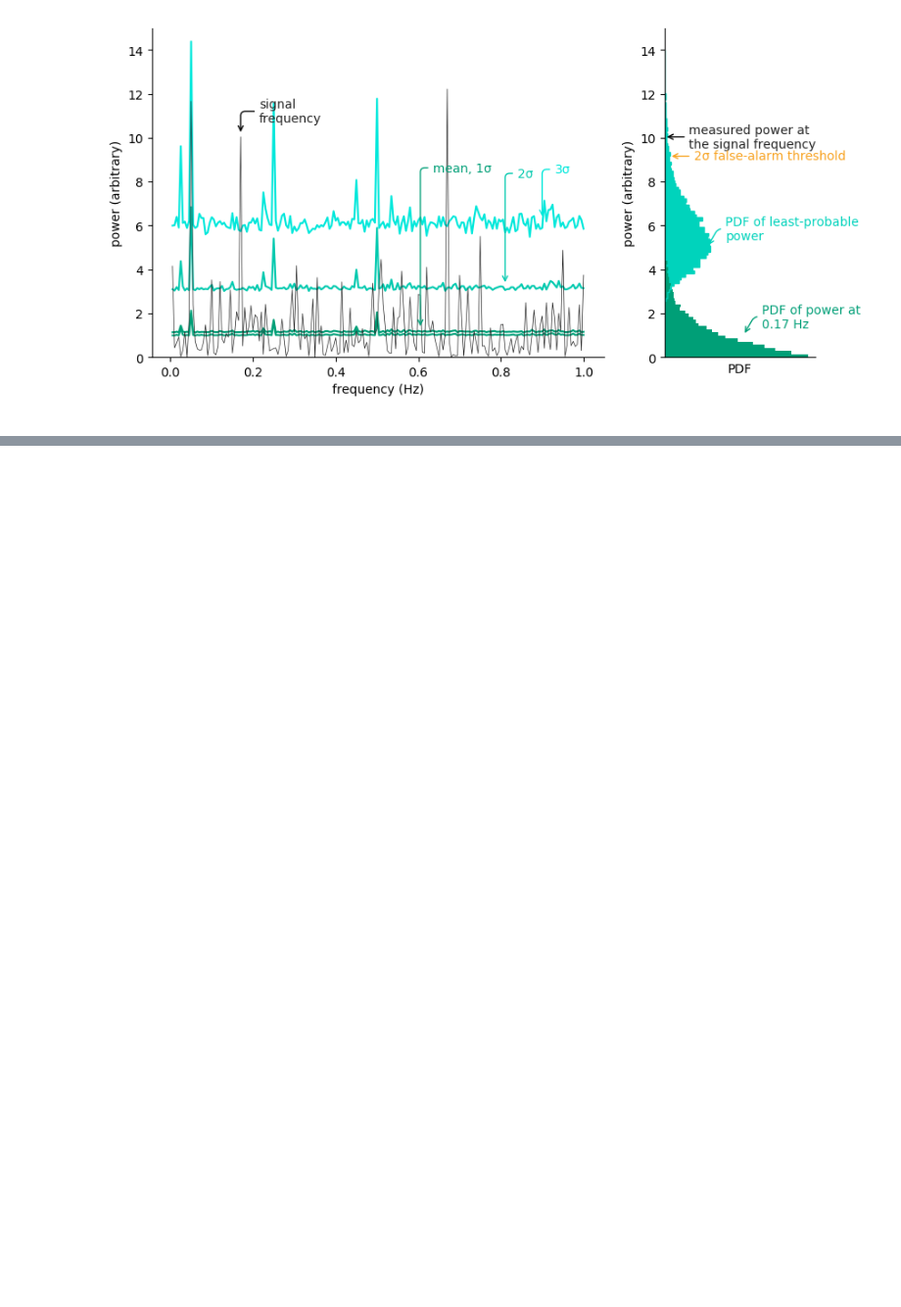
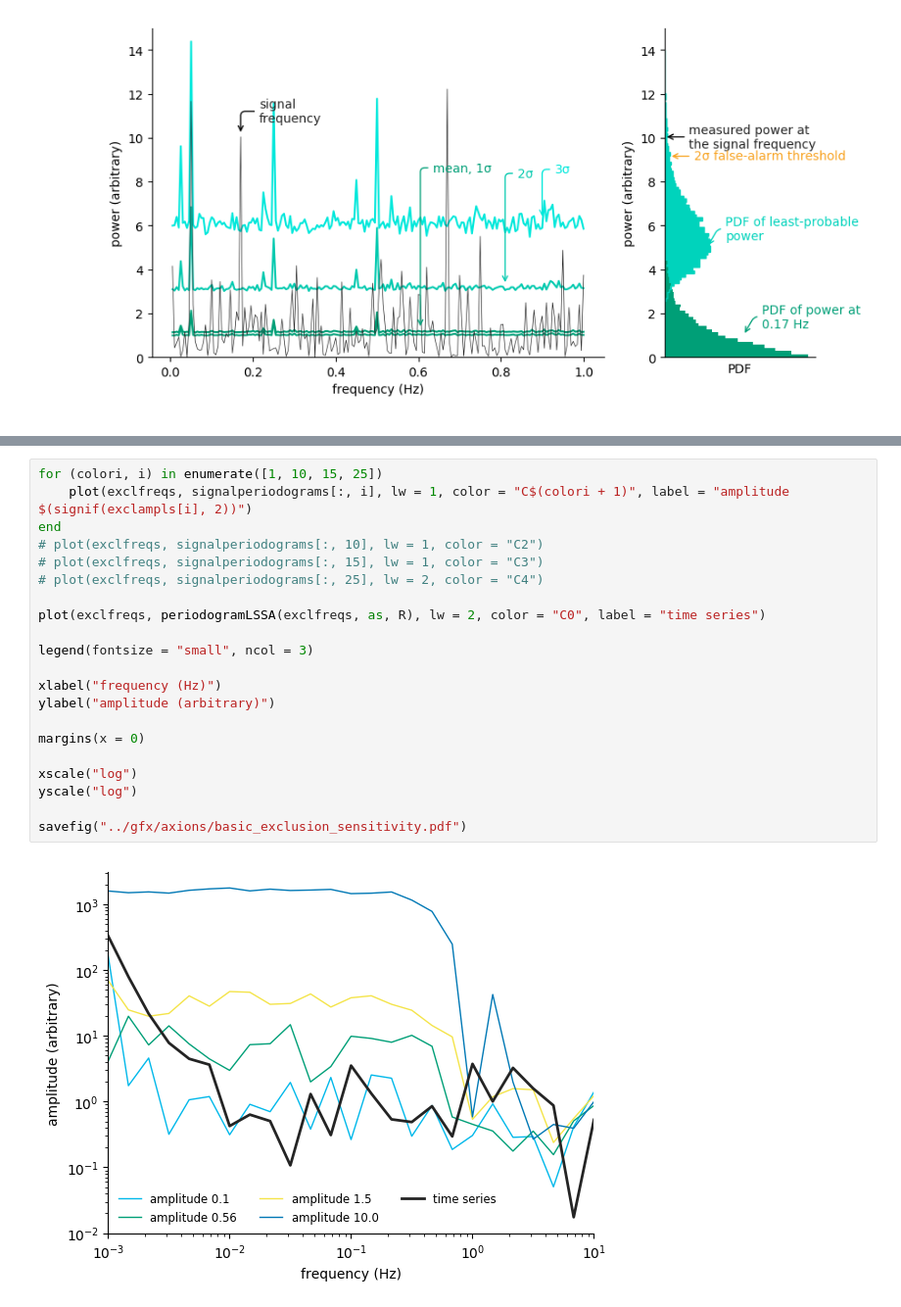
Before and after one commit to rawlik/rawlik-phd-thesis, a Jupyter notebook: calculations/alp_plots.ipynb, the cells around one changed output, grey strips where cells are left out. Shown at 98% size. Saved outputs shown, nothing was run; the diff lists cells and outputs as text; blank space fills up the shorter version.

Commit message:
Update the plot explaining the sensitivity.

```diff
--- a/calculations/alp_plots.ipynb
+++ b/calculations/alp_plots.ipynb
@@ -571,0 +610,23 @@ savefig("../gfx/axions/basic_exclusion_noCls.pdf")
+# %%
+for (colori, i) in enumerate([1, 10, 15, 25])
+    plot(exclfreqs, signalperiodograms[:, i], lw = 1, color = "C$(colori + 1)", label = "amplitude $(signif(exclampls[i], 2))")
+end
+# plot(exclfreqs, signalperiodograms[:, 10], lw = 1, color = "C2")
+# plot(exclfreqs, signalperiodograms[:, 15], lw = 1, color = "C3")
+# plot(exclfreqs, signalperiodograms[:, 25], lw = 2, color = "C4")
+
+plot(exclfreqs, periodogramLSSA(exclfreqs, as, R), lw = 2, color = "C0", label = "time series")
+
+legend(fontsize = "small", ncol = 3)
+
+xlabel("frequency (Hz)")
+ylabel("amplitude (arbitrary)")
+
+margins(x = 0)
+
+xscale("log")
+yscale("log")
+
+savefig("../gfx/axions/basic_exclusion_sensitivity.pdf")
+# %% [output]
+[figure, added]
```
Also changed, not shown: parts of 10 cells of this notebook, 2 other files.
